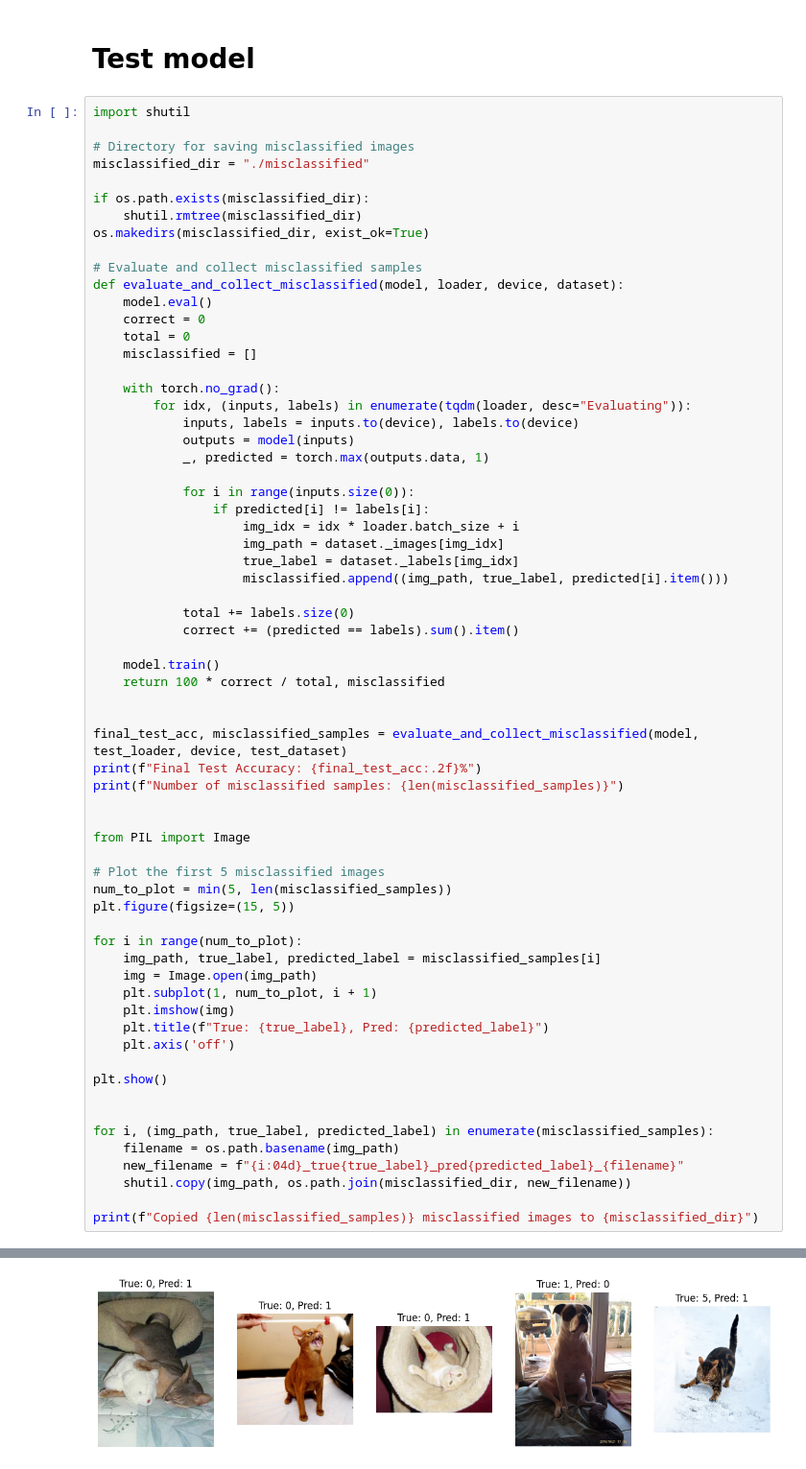
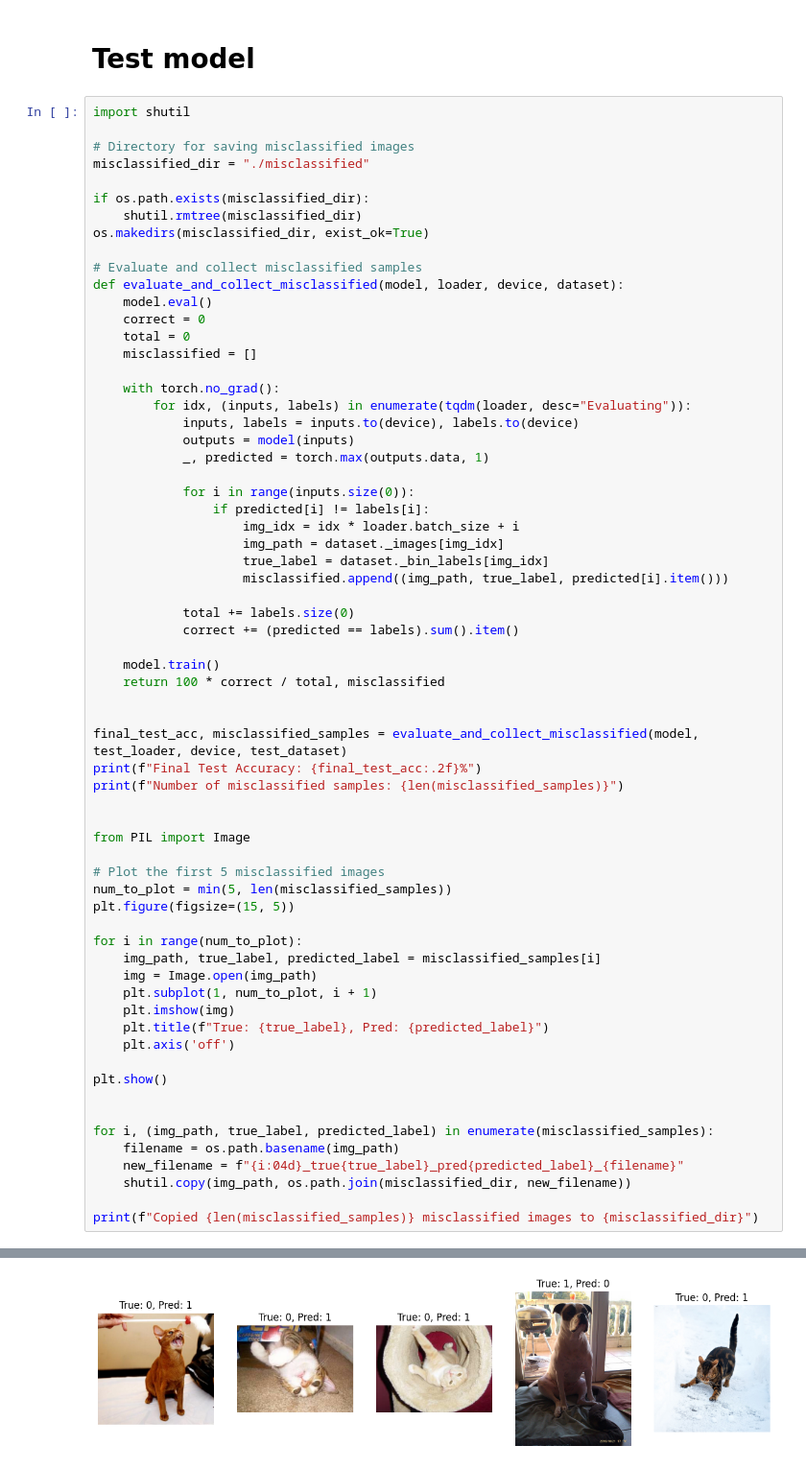
Before and after one commit to Sebelino/DD2424-project, a Jupyter notebook: e1_sebastian.ipynb, the cells around one changed output, grey strips where cells are left out. Shown at 96% size. Drawn from its saved outputs; the diff is of its cells as text.

Commit message:
fix: Use binary labels instead

```diff
--- a/e1_sebastian.ipynb
+++ b/e1_sebastian.ipynb
@@ -308,7 +308,7 @@ def evaluate_and_collect_misclassified(model, loader, device, dataset):
                 if predicted[i] != labels[i]:
                     img_idx = idx * loader.batch_size + i
                     img_path = dataset._images[img_idx]
-                    true_label = dataset._labels[img_idx]
+                    true_label = dataset._bin_labels[img_idx]
                     misclassified.append((img_path, true_label, predicted[i].item()))
 
             total += labels.size(0)
@@ -352 +352 @@ Number of misclassified samples: 47
-[figure, old version]
+[figure, new version]
```
Also changed, not shown: parts of 2 cells of this notebook.
